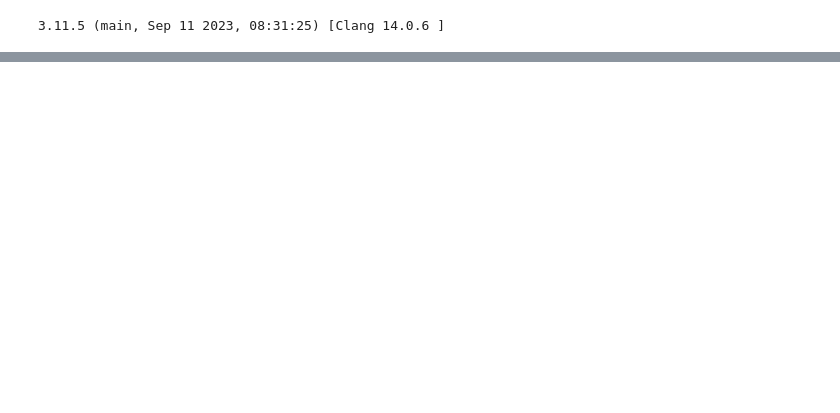
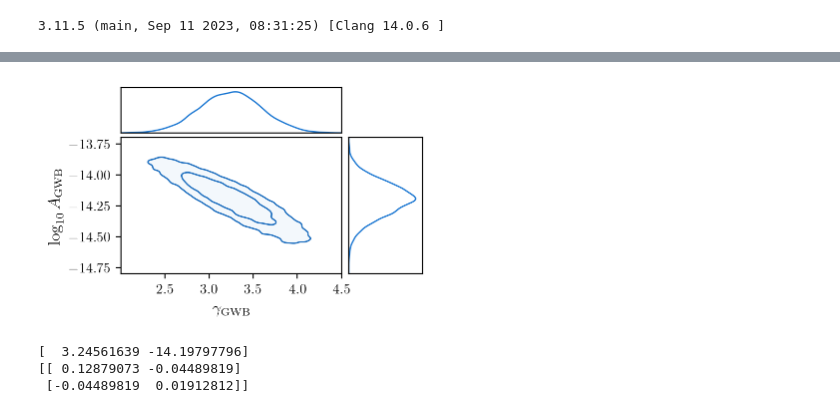
Before and after one commit to V3DK/inflationary-research, a Jupyter notebook: grid_scan.ipynb, the cells around one changed output, grey strips where cells are left out. Cells and saved outputs as stored; diff of their text form; code cells hidden in the pictures; blank space fills up the shorter version.

```diff
--- a/grid_scan.ipynb
+++ b/grid_scan.ipynb
@@ -1,12 +4,20 @@
 # %%
 #performing grid scan from A/gamma parameter space to n_T/r parameter space
-
 import sys
 import math
+import numpy as np
+import json
+import scipy
 import matplotlib.pyplot as plt
-import numpy as np
-import scipy
+import matplotlib
+from chainconsumer import ChainConsumer
+
+from matplotlib.patches import Ellipse
+import matplotlib.transforms as transforms
 
 print (sys.version)
+
+%config InlineBackend.figure_format='retina'
+matplotlib.rcParams.update(matplotlib.rcParamsDefault)
 # %% [output]
 3.11.5 (main, Sep 11 2023, 08:31:25) [Clang 14.0.6 ]
@@ -93,0 +63,37 @@ plt.show()
+# %%
+datapath = './nanograv/figure1_data/'
+hd_chain = np.load(datapath + 'nano15_hd_chain_long_050523.npy')
+# %%
+from matplotlib.ticker import FormatStrFormatter
+
+labs = [r'$\gamma_\mathrm{GWB}$',
+        r'$\log_{10}A_\mathrm{GWB}$']
+
+c = ChainConsumer()
+c.add_chain(hd_chain,
+          weights=None,
+          parameters=labs,
+          zorder=2, name='$f_\mathrm{ref}$ = $1\,\, \mathrm{yr}^{-1}\quad 32\,\,\mathrm{nHz}$')
+
+c.configure(usetex=True,
+            bar_shade=False,
+            colors='blue',
+           linestyles='solid',
+           linewidths=1.0,
+           shade=True,
+            shade_alpha=0.05,
+            summary=False,
+            smooth=50.0,
+            diagonal_tick_labels=False,
+           legend_kwargs={'loc':(0.03,0.05), 'handlelength':0,
+                          'markerfirst':True, 'fontsize':'small'},
+           sigmas=[0,1,2],
+            shade_gradient=0.0)
+
+fig = c.plotter.plot(
+                     extents=[(2, 4.5), (-14.8, -13.7)],
+                    figsize=(3.5503666805036667, 2.1942472810764047))
+
+plt.show()
+# %% [output]
+[figure, added]
@@ -93,0 +155,13 @@ plt.show()
+# %%
+mu1 = np.mean(hd_chain, axis=0)
+cov1 = np.cov([hd_chain[:,0], hd_chain[:, 1]])
+
+print(mu1)
+print(cov1)
+
+mu15 = np.array([3.2, -14.2])
+cov15 = np.array([[0.127, -0.045], [-0.045, 0.021]])
+# %% [output]
+[  3.24561639 -14.19797796]
+[[ 0.12879073 -0.04489819]
+ [-0.04489819  0.01912812]]
```
Also changed, not shown: parts of 13 cells of this notebook, 8 other files.
